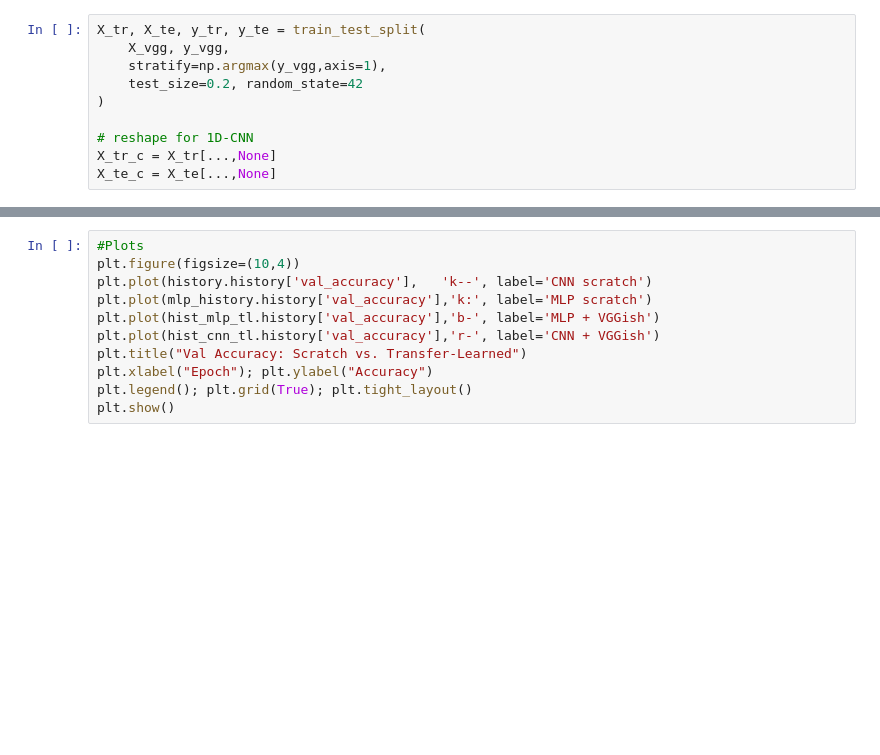
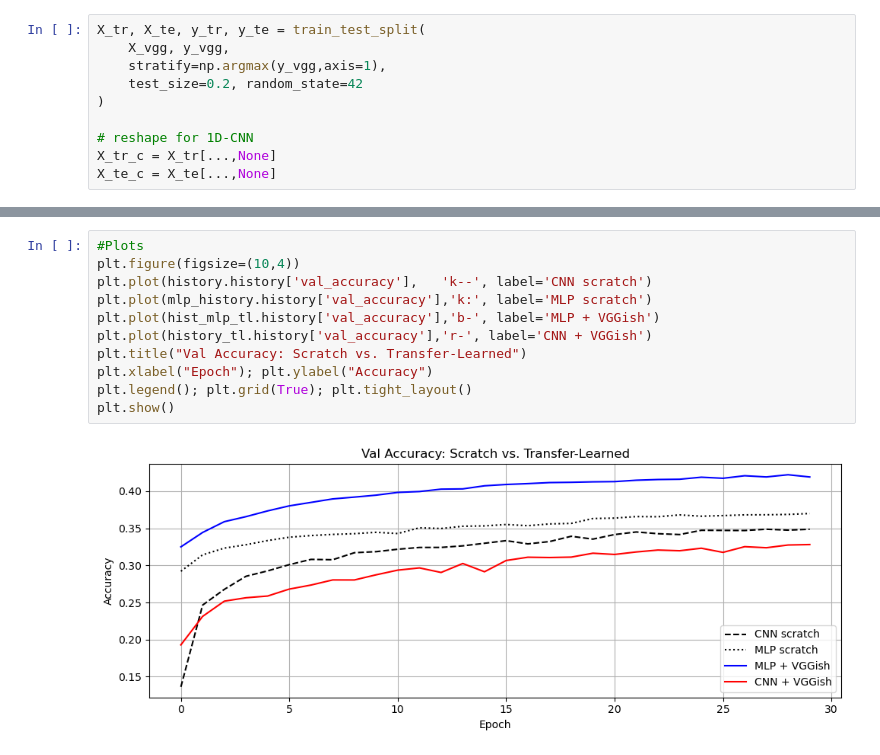
Before and after one commit to SMZ2000/PolyphonicInstrumentTuningDetection, a Jupyter notebook: CS8321RoughDraft.ipynb, the cells around one changed output, grey strips where cells are left out. Cells and saved outputs as stored; diff of their text form; blank space fills up the shorter version.

```diff
--- a/CS8321RoughDraft.ipynb
+++ b/CS8321RoughDraft.ipynb
@@ -686,11 +748,13 @@ ValueError: dtype='string' is not a valid dtype for Keras type promotion.
 # %%
 #Plots
 plt.figure(figsize=(10,4))
 plt.plot(history.history['val_accuracy'],   'k--', label='CNN scratch')
 plt.plot(mlp_history.history['val_accuracy'],'k:', label='MLP scratch')
 plt.plot(hist_mlp_tl.history['val_accuracy'],'b-', label='MLP + VGGish')
-plt.plot(hist_cnn_tl.history['val_accuracy'],'r-', label='CNN + VGGish')
+plt.plot(history_tl.history['val_accuracy'],'r-', label='CNN + VGGish')
 plt.title("Val Accuracy: Scratch vs. Transfer-Learned")
 plt.xlabel("Epoch"); plt.ylabel("Accuracy")
 plt.legend(); plt.grid(True); plt.tight_layout()
 plt.show()
+# %% [output]
+[figure, added]
```
Also changed, not shown: parts of 9 cells of this notebook.
